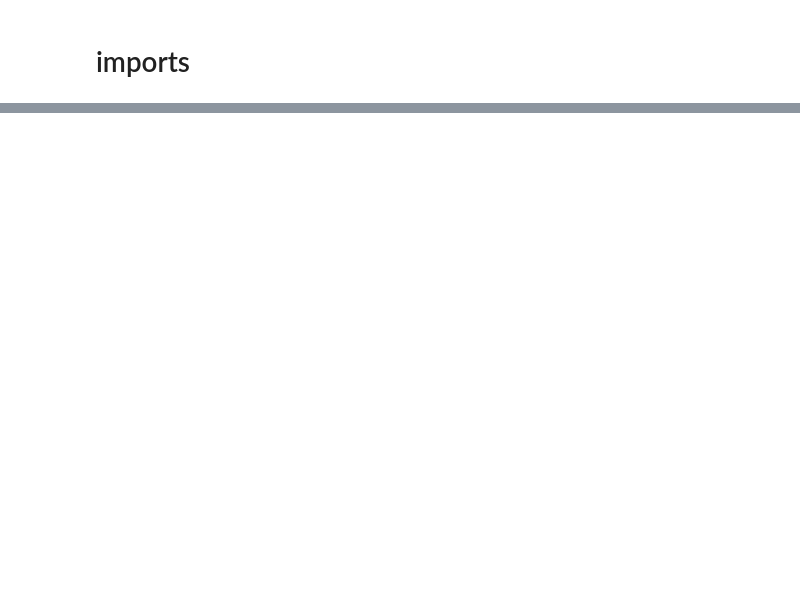
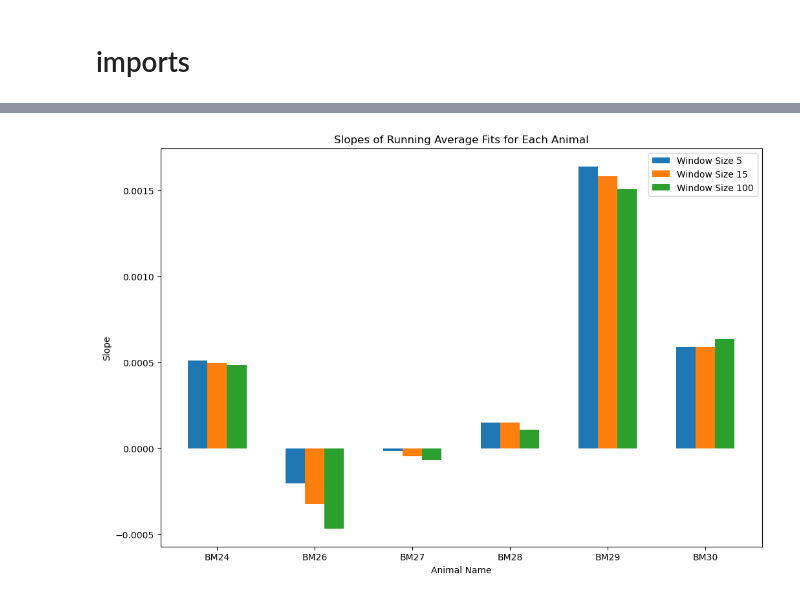
Before and after one commit to boazmohar/DELTA_iDISCO, a Jupyter notebook: src/beahvior_analysis.ipynb, the cells around one changed output, grey strips where cells are left out. Saved outputs shown, nothing was run; the diff lists cells and outputs as text; code cells hidden in the pictures; blank space fills up the shorter version.

```diff
--- a/src/beahvior_analysis.ipynb
+++ b/src/beahvior_analysis.ipynb
@@ -12,0 +13,5 @@ from utils import multisession_utils
+# %%
+base_dir = r'E:\Unbiased\GluA2\Behavior data\preprocess_pilot_v1'
+mice_nums = [24,26,27,28,29,30]
+mice = {f'BM{num}': os.path.join(base_dir, f'BM{num}') for num in mice_nums}
+mice
@@ -12,0 +25,18 @@ from utils import multisession_utils
+# %%
+# Example usage
+start_offset = 0  # Start from the most recent date
+num_days = 6  # Number of days
+for name, directory in mice.items():
+    print(name)
+    sessions = get_sessions_with_offset(directory, start_offset, num_days)
+    data = load_sessions_data(sessions, directory)
+    fig, ax = plt.subplots(figsize=(14, 6))
+    plot_rolling_accuracy_multisession_concat(data, name,window=20, ax=ax, truncate=True)
+    plot_filename = os.path.join(base_dir, f'{name}_rolling_accuracy.png')
+    plt.savefig(plot_filename, dpi=300, bbox_inches='tight')
+    plt.close()
+    fig, ax = plt.subplots(figsize=(14, 6))
+    plot_max_accuracy_multisession(data, name, window=25, ax=ax)
+    plot_filename = os.path.join(base_dir, f'{name}_max_accuracy.png')
+    plt.savefig(plot_filename, dpi=300, bbox_inches='tight')
+    plt.close()
@@ -12,0 +219,24 @@ from utils import multisession_utils
+# %%
+fig, ax = plt.subplots(figsize=(12, 8))
+
+# Define the bar width and positions
+bar_width = 0.2
+positions = np.arange(len(fit_results))
+
+# Plot bars for each window size
+for i, window_size in enumerate(window_sizes):
+    slopes = [fit_results[name][f'window_size_{window_size}']['slope_running_avg'] for name in fit_results]
+    ax.bar(positions + i * bar_width, slopes, bar_width, label=f'Window Size {window_size}')
+
+# Set the x-axis labels and title
+ax.set_xticks(positions + bar_width)
+ax.set_xticklabels(fit_results.keys())
+ax.set_xlabel('Animal Name')
+ax.set_ylabel('Slope')
+ax.set_title('Slopes of Running Average Fits for Each Animal')
+ax.legend()
+
+# Show the plot
+plt.show()
+# %% [output]
+[figure, added]
```
Also changed, not shown: parts of 13 cells of this notebook, 3 other files.
